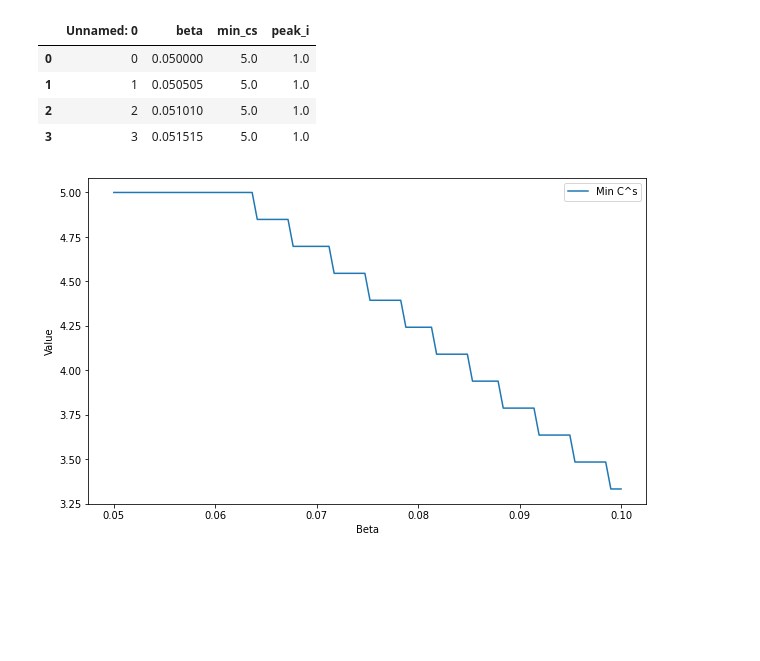
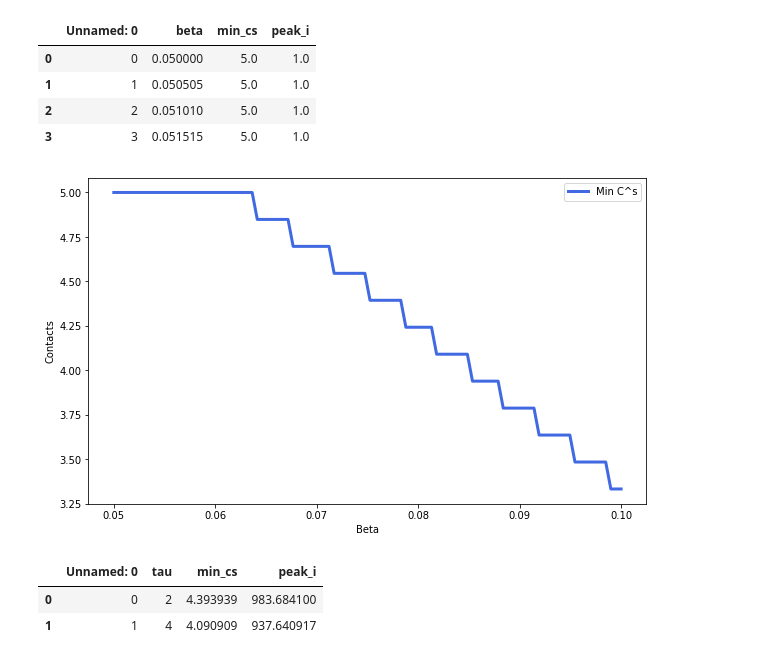
Before and after one commit to JimmyCalvoMonge/adaptive, a Jupyter notebook: design/adaptive/adaptive_use.ipynb, the cells around one changed output. Saved outputs shown, nothing was run; the diff lists cells and outputs as text; code cells hidden in the pictures; blank space fills up the shorter version.

```diff
--- a/design/adaptive/adaptive_use.ipynb
+++ b/design/adaptive/adaptive_use.ipynb
@@ -373,11 +371,11 @@ effect_of_beta.head(4)
 | 3 | 3 | 0.051515 | 5.0 | 1.0 |
 # %%
 plt.plot(effect_of_beta['beta'],
-         effect_of_beta['min_cs'], label="Min C^s")
+         effect_of_beta['min_cs'], "royalblue", label="Min C^s", linewidth=3)
 plt.xlabel("Beta")
-plt.ylabel("Value")
+plt.ylabel("Contacts")
 plt.legend(loc = "upper right")
 plt.rcParams["figure.figsize"] = (10,6)
 plt.show()
 # %% [output]
-[figure, old version]
+[figure, new version]
@@ -383,0 +384,6 @@ plt.show()
+# %%
+effect_of_tau1.head(2)
+# %% [output]
+|  | Unnamed: 0 | tau | min_cs | peak_i |
+| 0 | 0 | 2 | 4.393939 | 983.684100 |
+| 1 | 1 | 4 | 4.090909 | 937.640917 |
```
Also changed, not shown: parts of 9 cells of this notebook, 6 other files.
